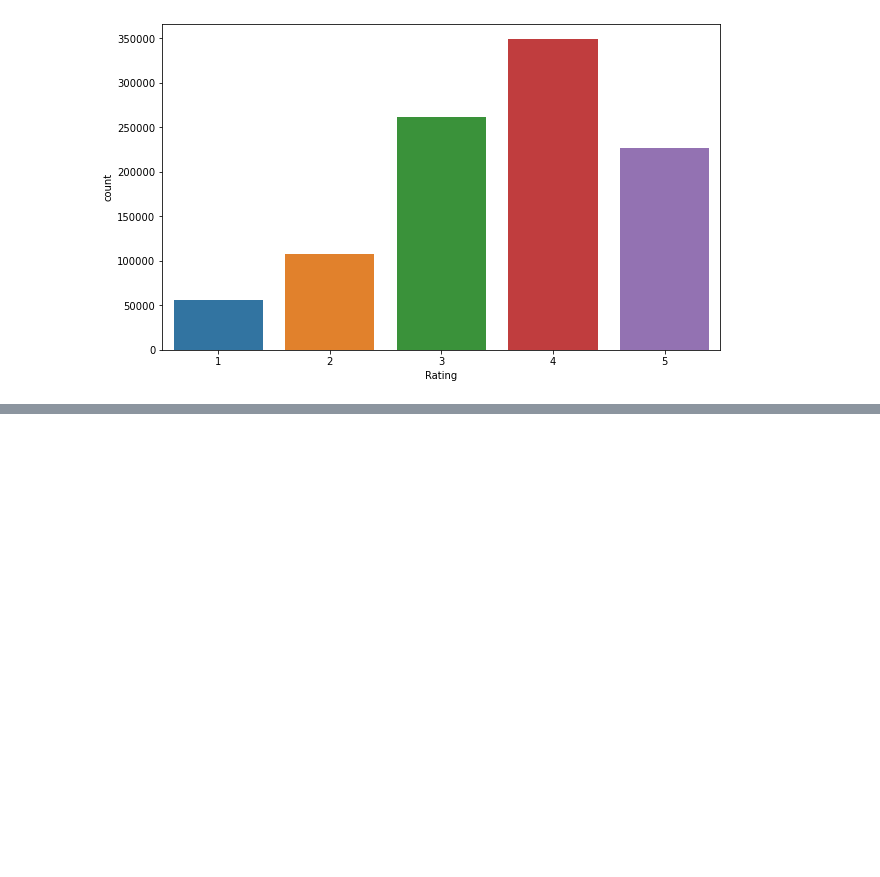
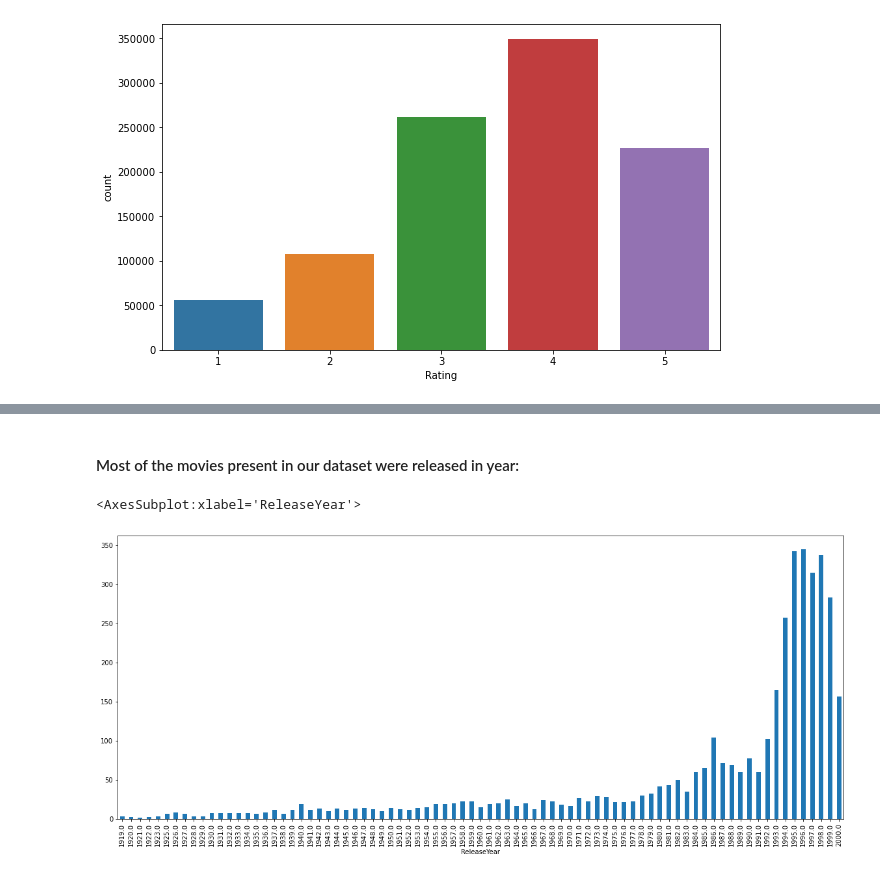
Before and after one commit to anidec25/Linear-Regression, a Jupyter notebook: Recommender System/zee_casestudy.ipynb, the cells around one changed output, grey strips where cells are left out. Saved outputs shown, nothing was run; the diff lists cells and outputs as text; code cells hidden in the pictures; blank space fills up the shorter version.

```diff
--- a/Recommender System/zee_casestudy.ipynb
+++ b/Recommender System/zee_casestudy.ipynb
@@ -511,0 +607,23 @@ Name: Rating, dtype: int64
+# %%
+m = df_movies[["MovieID","Title","Genres"]]
+m["Genres"] = m["Genres"].str.split("|")
+m = m.explode("Genres")
+m["Genres"] = m["Genres"].replace({"":"Other","Horro":"Horror","Sci-":"Sci-Fi","Sci":"Sci-Fi","Sci-F":"Sci-Fi","Dr":"Drama","Documenta":"Documentary",
+                     "Wester":"Western","Fant":"Fantasy","Chil":"Children's","R":"Romance","D":"Drama","Rom":"Romance","Animati":"Animation","Childr":"Children's","Childre":"Children's",
+                     "Fantas":"Fantasy","Come":"Comedy","Dram":"Drama","S":"Sci-Fi","Roma":"Romance","A":"Adventure","Children":"Children's","Adventu":"Adventure","Adv":"Adventure",
+                      "Wa":"War","Thrille"  :"Thriller","Com":"Comedy","Comed":"Comedy","Acti":"Action","Advent":"Adventure","Adventur":"Adventure","Thri":"Thriller",
+                        "Chi":"Children's","Ro":"Romance","F":"Fantasy","We":"Western","Documen":"Documentary","Music":"Musical","Children":"Children's" ,"Horr":"Horror",
+                     "Children'":"Children's","Roman":"Romance","Docu":"Documentary","Th":"Thriller","Document":"Documentary"
+                    })
+
+m = m.pivot_table(values="Title", index="MovieID", columns="Genres", aggfunc= np.size,).fillna(0)
+
+
+def apply(x):
+  if x >= 1:
+    return 1
+  else:
+    return 0
+
+m["Adventure"] = m["Adventure"].apply(apply)
+m = m.astype(int)
@@ -511,0 +647,2 @@ Name: Rating, dtype: int64
+# %%
+final_data = df.merge(m,on="MovieID",how="left").drop(["Genres"],axis = 1)
@@ -511,0 +665,4 @@ Name: Rating, dtype: int64
+# %%
+final_data.MovieID = final_data.MovieID.astype(int)
+final_data.UserID = final_data.UserID.astype(float)
+final_data.ReleaseYear = final_data.ReleaseYear.astype(float)
@@ -511,0 +709,9 @@ Name: Rating, dtype: int64
+# %%
+plt.rcParams["figure.figsize"] = (20,8)
+# %% [markdown]
+#### Most of the movies present in our dataset were released in year:
+# %%
+final_data.groupby("ReleaseYear")["Title"].nunique().plot(kind="bar")
+# %% [output]
+<AxesSubplot:xlabel='ReleaseYear'>
+[figure, added]
```
Also changed, not shown: parts of 50 cells of this notebook.
